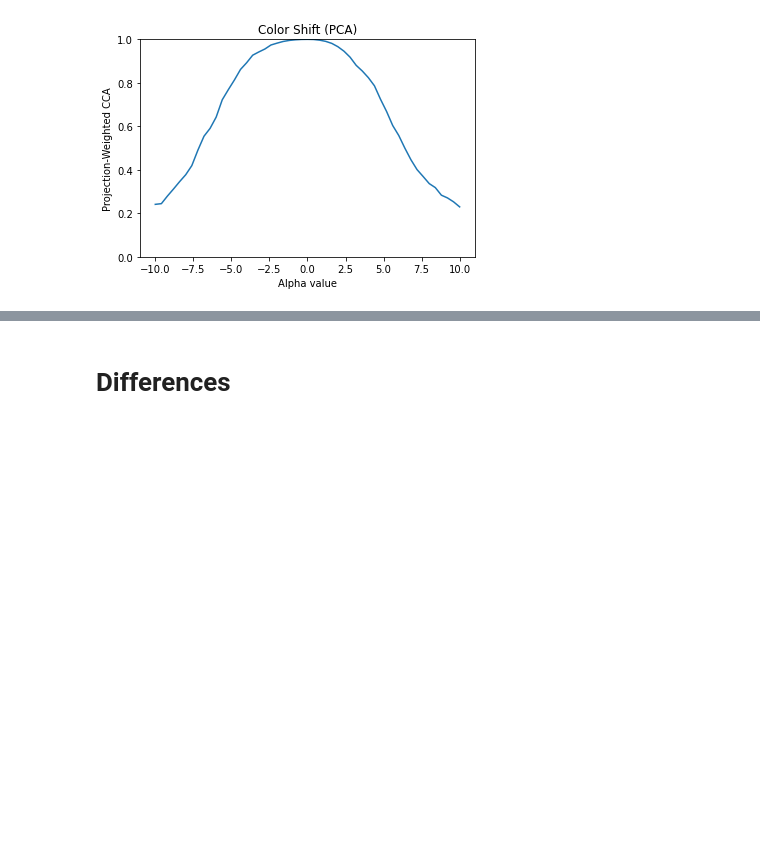
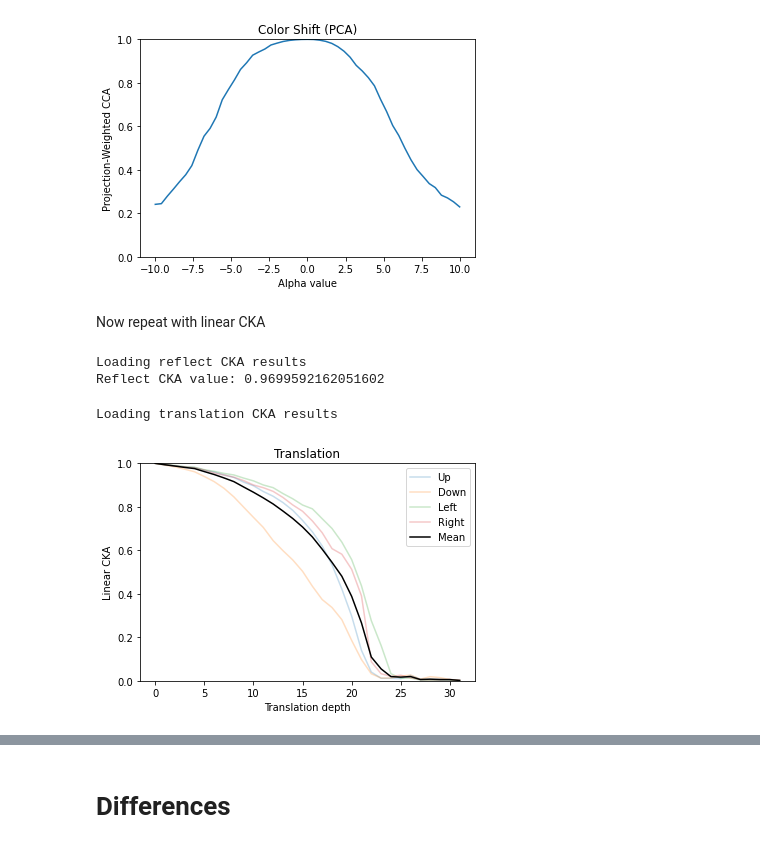
Before and after one commit to VandyCatLab/modelzoo, a Jupyter notebook: notebooks/MasterbookJason.ipynb, the cells around one changed output, grey strips where cells are left out. Saved outputs shown, nothing was run; the diff lists cells and outputs as text; code cells hidden in the pictures; blank space fills up the shorter version.

Commit message:
Add linear cka to notebook

```diff
--- a/notebooks/MasterbookJason.ipynb
+++ b/notebooks/MasterbookJason.ipynb
@@ -286,3 +286,55 @@ plt.title('Color Shift (PCA)')
 plt.show()
 # %% [output]
 [figure]
+# %% [markdown]
+Now repeat with linear CKA
+# %%
+reflectCKAPath = '../outputs/masterOutput/baseline/reflectCKA.npy'
+if os.path.exists(reflectCKAPath):
+    print('Loading reflect CKA results')
+    reflectCKA = np.load(reflectCKAPath)
+else:
+    print('Doing reflect RSA')
+    reflectCKA = baseline.transform_baseline('reflect',
+                                               model, modelOutputIndex,
+                                               analysis.do_linearCKA,
+                                               analysis.preprocess_cka)
+    np.save(reflectCKAPath, reflectCKA)
+
+print(f'Reflect CKA value: {reflectCKA[0]}')
+# %% [output]
+Loading reflect CKA results
+Reflect CKA value: 0.9699592162051602
+# %%
+transCKAPath = '../outputs/masterOutput/baseline/transCKAPath.npy'
+if os.path.exists(transCKAPath):
+    print('Loading translation CKA results')
+    transCKA = np.load(transCKAPath)
+else:
+    print('Doing translation CKA')
+    transCKA = baseline.transform_baseline('shift',
+                                             model, modelOutputIndex,
+                                             analysis.do_linearCKA,
+                                             analysis.preprocess_cka)
+    np.save(transCKAPath, transCKA)
+
+# Add mean column
+transCKA = np.nan_to_num(transCKA)
+transMean = np.expand_dims(np.mean(transCKA, axis=1), 1)
+transCKA = np.hstack((transCKA, transMean))
+# %% [output]
+Loading translation CKA results
+# %%
+plt.plot(transCKA[:,0], alpha = 0.25)
+plt.plot(transCKA[:,1], alpha = 0.25)
+plt.plot(transCKA[:,2], alpha = 0.25)
+plt.plot(transCKA[:,3], alpha = 0.25)
+plt.plot(transCKA[:,4], 'black', alpha = 1)
+plt.xlabel('Translation depth')
+plt.ylabel('Linear CKA')
+plt.ylim(0, 1)
+plt.title('Translation')
+plt.legend(['Up', 'Down', 'Left', 'Right', 'Mean'])
+plt.show()
+# %% [output]
+[figure, added]
```
Also changed, not shown: parts of 4 cells of this notebook.
